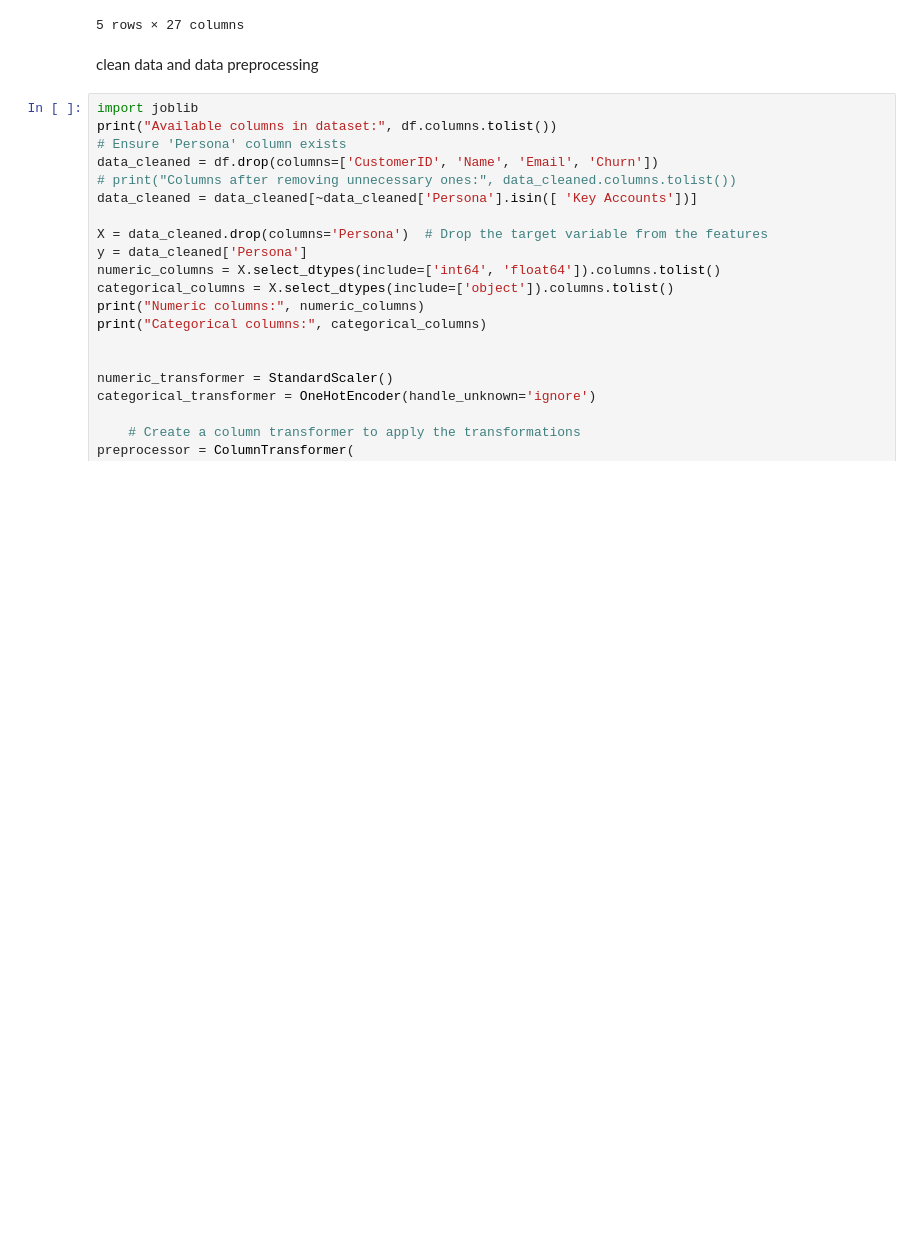
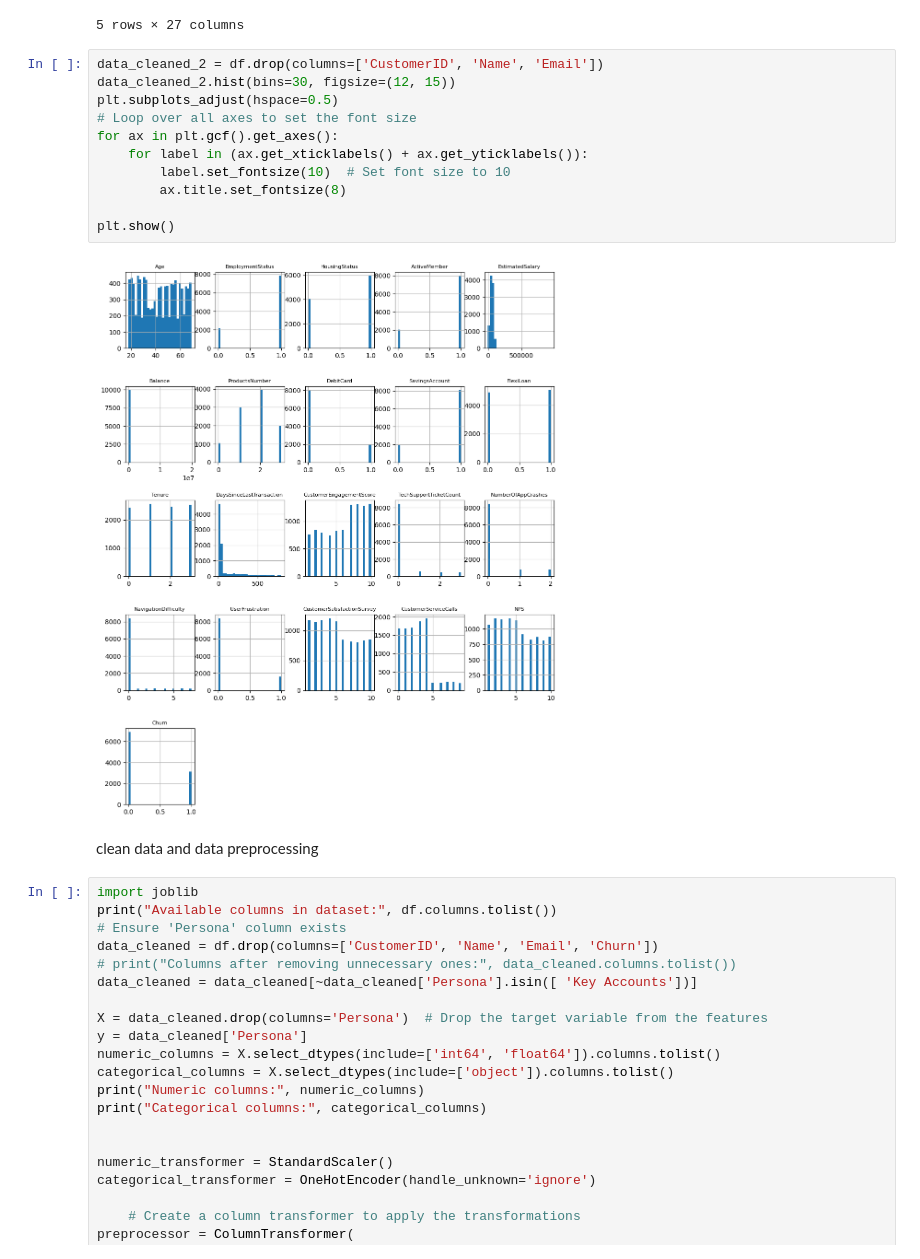
Before and after one commit to joytsy/DSA3101-2320-Ateam, a Jupyter notebook: backend/ml_model_classification.ipynb, the cells around one changed output. Drawn from its saved outputs; the diff is of its cells as text; blank space fills up the shorter version.

Commit message:
distribution of data

```diff
--- a/backend/ml_model_classification.ipynb
+++ b/backend/ml_model_classification.ipynb
@@ -41,6 +41,19 @@ df.head()
 | 3 | 15634605 | Christian Hoffman | 64 | christian.hoffman3@gmail.com | 1 | 0 | 1 | Singapore | ... |
 | 4 | 15634606 | Marcus Henson | 34 | marcus.henson49@gmail.com | 0 | 0 | 1 | Singapore | ... |
 5 rows × 27 columns
+# %%
+data_cleaned_2 = df.drop(columns=['CustomerID', 'Name', 'Email'])
+data_cleaned_2.hist(bins=30, figsize=(12, 15))
+plt.subplots_adjust(hspace=0.5)
+# Loop over all axes to set the font size
+for ax in plt.gcf().get_axes():
+    for label in (ax.get_xticklabels() + ax.get_yticklabels()):
+        label.set_fontsize(10)  # Set font size to 10
+        ax.title.set_fontsize(8)
+
+plt.show()
+# %% [output]
+[figure, added]
 # %% [markdown]
 clean data and data preprocessing
 # %%
```
